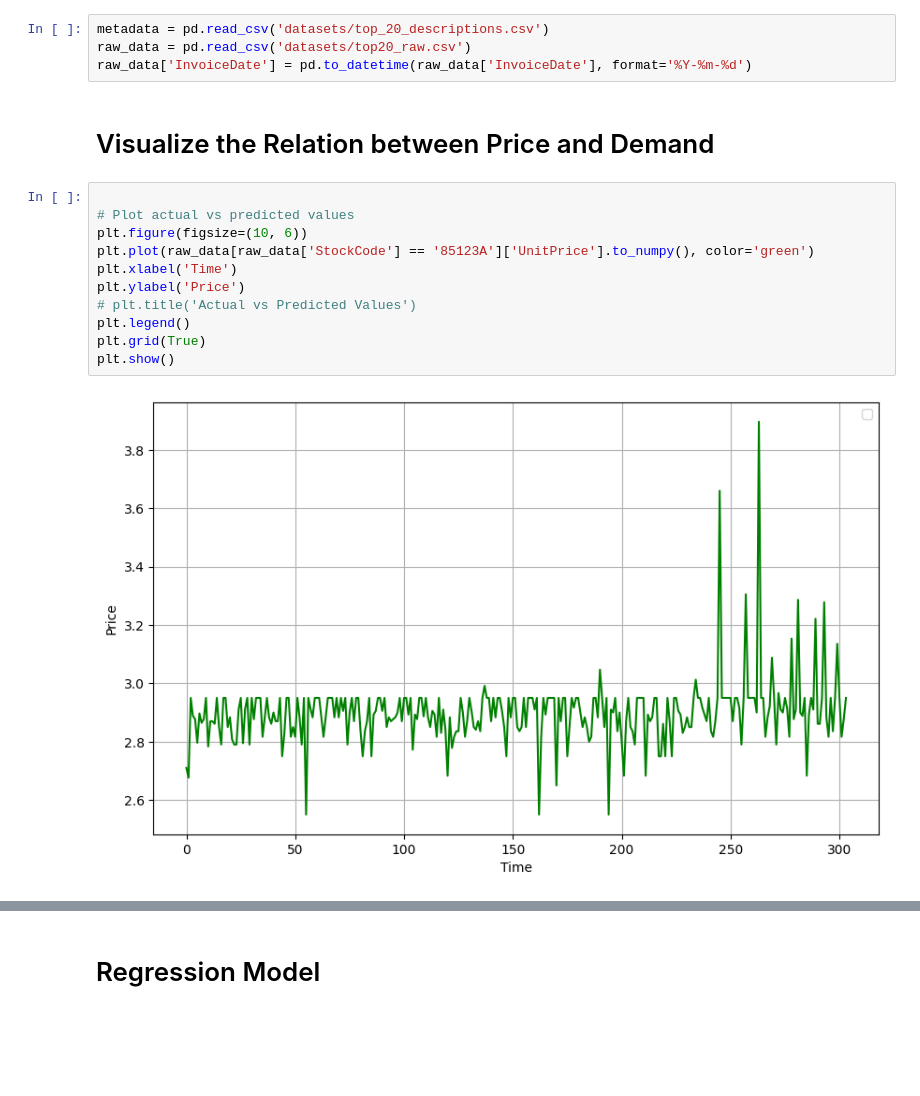
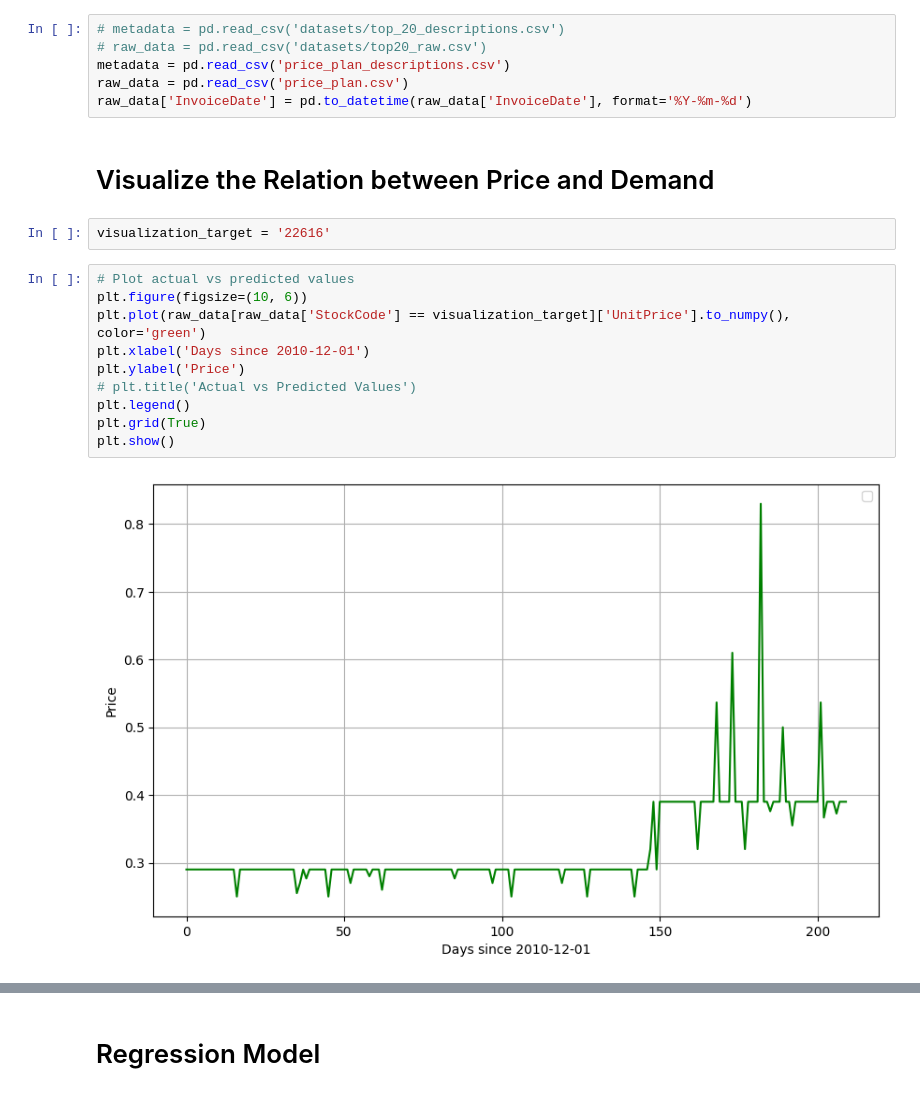
Before and after one commit to t07902301/Price-Elasticity, a Jupyter notebook: Modelling.ipynb, the cells around one changed output, grey strips where cells are left out. Drawn from its saved outputs; the diff is of its cells as text; blank space fills up the shorter version.

Commit message:
visualize models' inputs and outputs

```diff
--- a/Modelling.ipynb
+++ b/Modelling.ipynb
@@ -7,22 +7,25 @@ from sklearn.linear_model import LinearRegression
 # from sklearn.model_selection import train_test_split
 from sklearn.metrics import r2_score
 # %%
-metadata = pd.read_csv('datasets/top_20_descriptions.csv')
-raw_data = pd.read_csv('datasets/top20_raw.csv')
+# metadata = pd.read_csv('datasets/top_20_descriptions.csv')
+# raw_data = pd.read_csv('datasets/top20_raw.csv')
+metadata = pd.read_csv('price_plan_descriptions.csv')
+raw_data = pd.read_csv('price_plan.csv')
 raw_data['InvoiceDate'] = pd.to_datetime(raw_data['InvoiceDate'], format='%Y-%m-%d')
 # %% [markdown]
 # Visualize the Relation between Price and Demand
+# %%
+visualization_target = '22616'
 # %%
-
 # Plot actual vs predicted values
 plt.figure(figsize=(10, 6))
-plt.plot(raw_data[raw_data['StockCode'] == '85123A']['UnitPrice'].to_numpy(), color='green')
-plt.xlabel('Time')
+plt.plot(raw_data[raw_data['StockCode'] == visualization_target]['UnitPrice'].to_numpy(), color='green')
+plt.xlabel('Days since 2010-12-01')
 plt.ylabel('Price')
 # plt.title('Actual vs Predicted Values')
 plt.legend()
 plt.grid(True)
 plt.show()
 # %% [output]
-[figure, old version]
+[figure, new version]
 # %%
```
Also changed, not shown: parts of 25 cells of this notebook.
